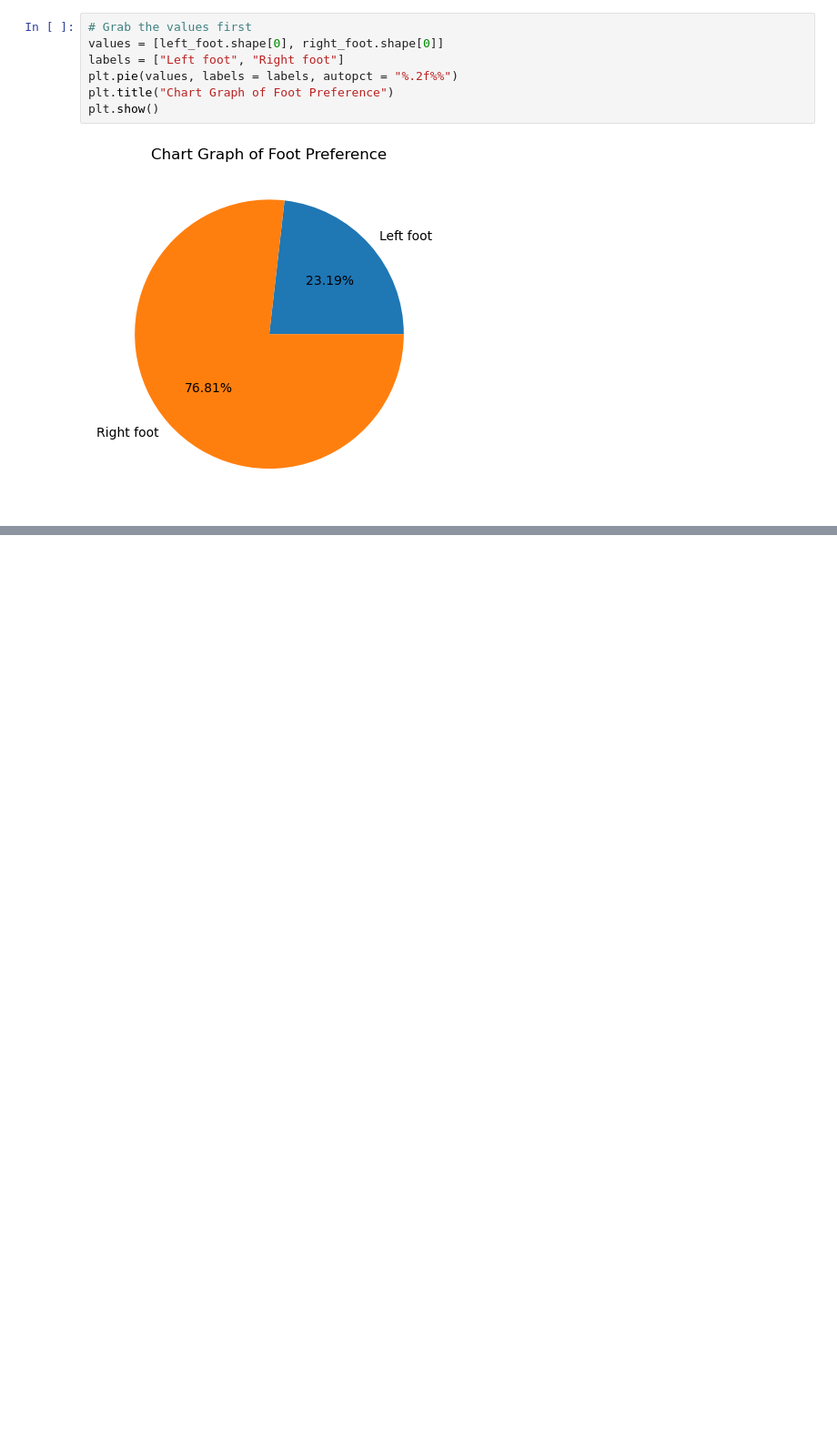
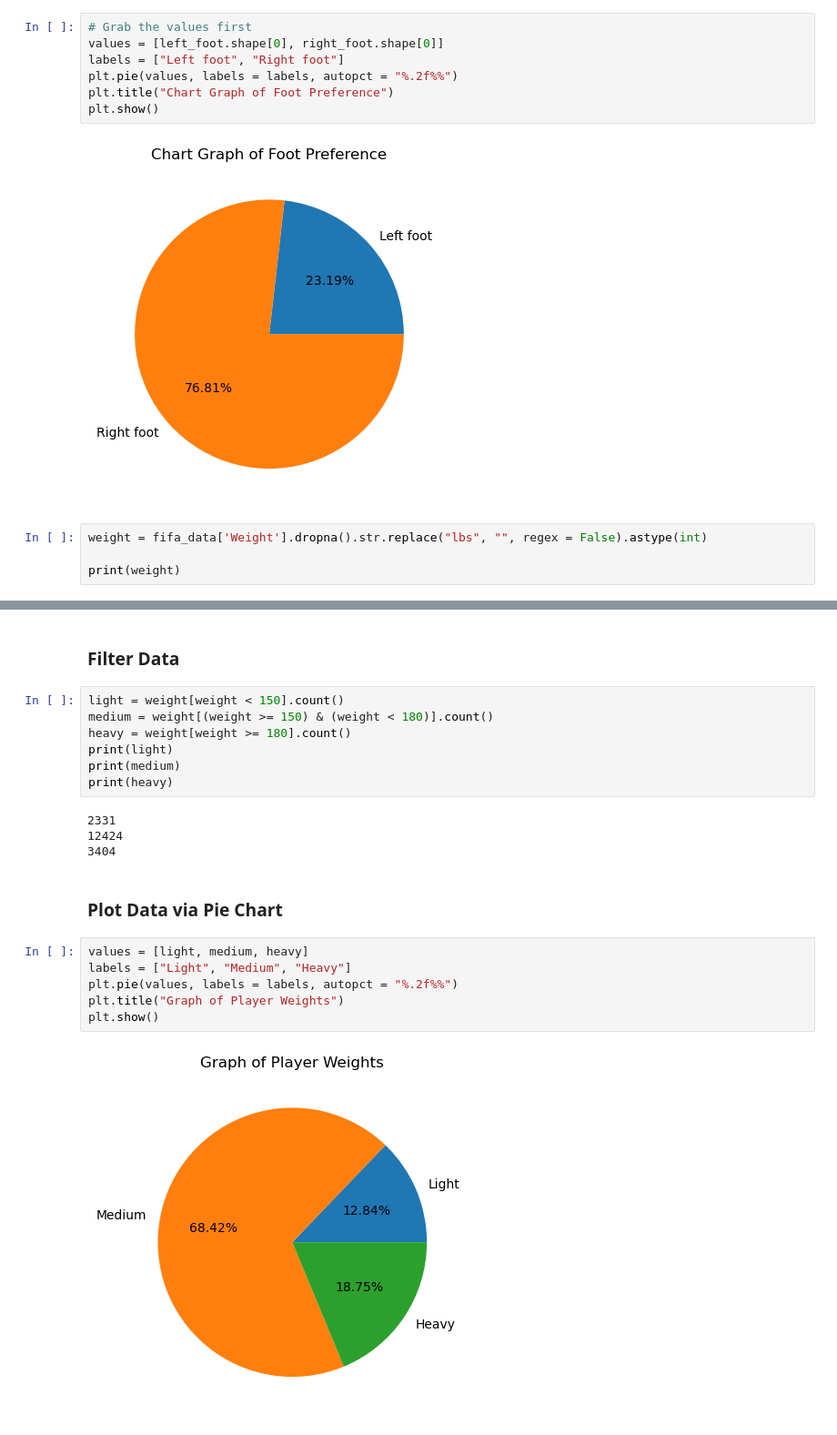
Before and after one commit to gilbertmunuotz/IPT-Roadmap, a Jupyter notebook: HandsOnPrac.ipynb, the cells around one changed output, grey strips where cells are left out. Shown at 91% size. Cells and saved outputs as stored; diff of their text form; blank space fills up the shorter version.

```diff
--- a/HandsOnPrac.ipynb
+++ b/HandsOnPrac.ipynb
@@ -96,3 +96,7 @@ plt.title("Chart Graph of Foot Preference")
 plt.show()
 # %% [output]
 [figure]
+# %%
+weight = fifa_data['Weight'].dropna().str.replace("lbs", "", regex = False).astype(int)
+
+print(weight)
@@ -98,0 +116,23 @@ plt.show()
+# %% [markdown]
+### Filter Data
+# %%
+light = weight[weight < 150].count()
+medium = weight[(weight >= 150) & (weight < 180)].count()
+heavy = weight[weight >= 180].count()
+print(light)
+print(medium)
+print(heavy)
+# %% [output]
+2331
+12424
+3404
+# %% [markdown]
+### Plot Data via Pie Chart
+# %%
+values = [light, medium, heavy]
+labels = ["Light", "Medium", "Heavy"]
+plt.pie(values, labels = labels, autopct = "%.2f%%")
+plt.title("Graph of Player Weights")
+plt.show()
+# %% [output]
+[figure, added]
```
Also changed, not shown: parts of 5 cells of this notebook, 1 other file.
